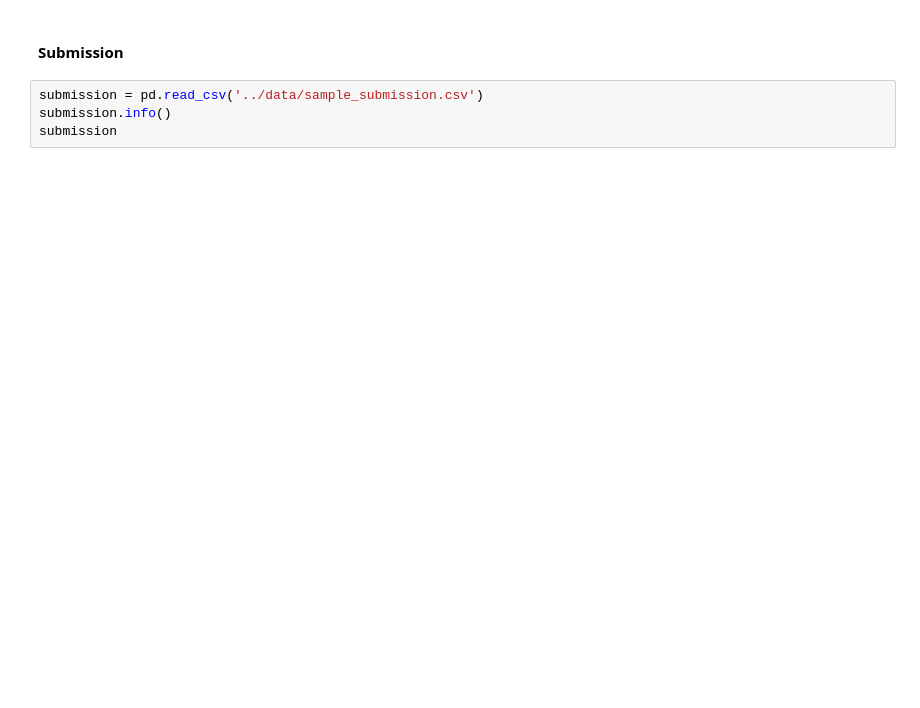
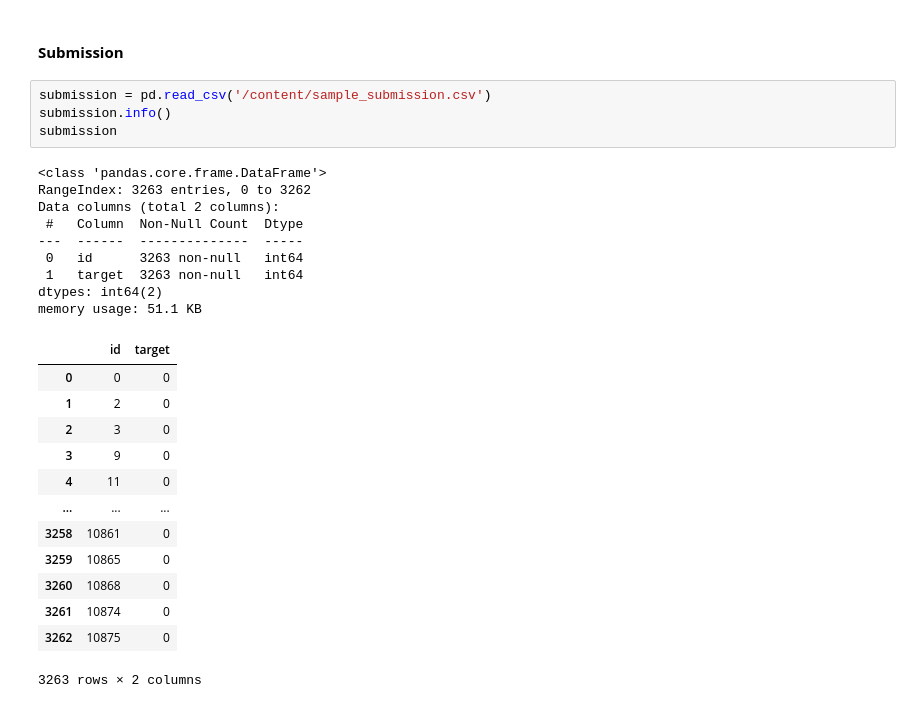
Before and after one commit to Nicole-Hong/LHL_Final_Project_NLP, a Jupyter notebook: src/nlp_disaster_bert.ipynb, the cells around one changed output. Cells and saved outputs as stored; diff of their text form; blank space fills up the shorter version.

```diff
--- a/src/nlp_disaster_bert.ipynb
+++ b/src/nlp_disaster_bert.ipynb
@@ -276,7 +299,30 @@ plt.show()
 # %% [markdown]
 #### __Submission__
 # %%
-submission = pd.read_csv('../data/sample_submission.csv')
+submission = pd.read_csv('/content/sample_submission.csv')
 submission.info()
 submission
+# %% [output]
+<class 'pandas.core.frame.DataFrame'>
+RangeIndex: 3263 entries, 0 to 3262
+Data columns (total 2 columns):
+ #   Column  Non-Null Count  Dtype
+---  ------  --------------  -----
+ 0   id      3263 non-null   int64
+ 1   target  3263 non-null   int64
+dtypes: int64(2)
+memory usage: 51.1 KB
+|  | id | target |
+| 0 | 0 | 0 |
+| 1 | 2 | 0 |
+| 2 | 3 | 0 |
+| 3 | 9 | 0 |
+| 4 | 11 | 0 |
+| ... | ... | ... |
+| 3258 | 10861 | 0 |
+| 3259 | 10865 | 0 |
+| 3260 | 10868 | 0 |
+| 3261 | 10874 | 0 |
+| 3262 | 10875 | 0 |
+3263 rows × 2 columns
 # %%
```
Also changed, not shown: parts of 12 cells of this notebook, 2 other files.
